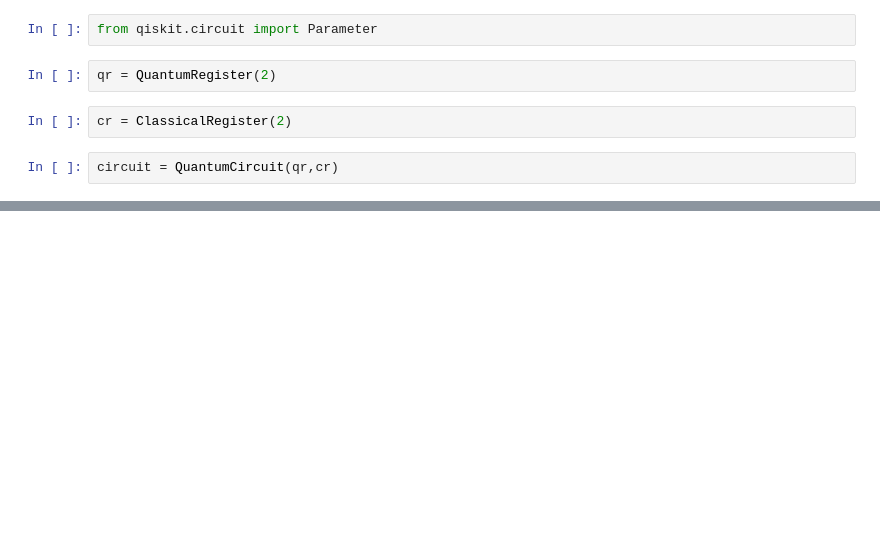
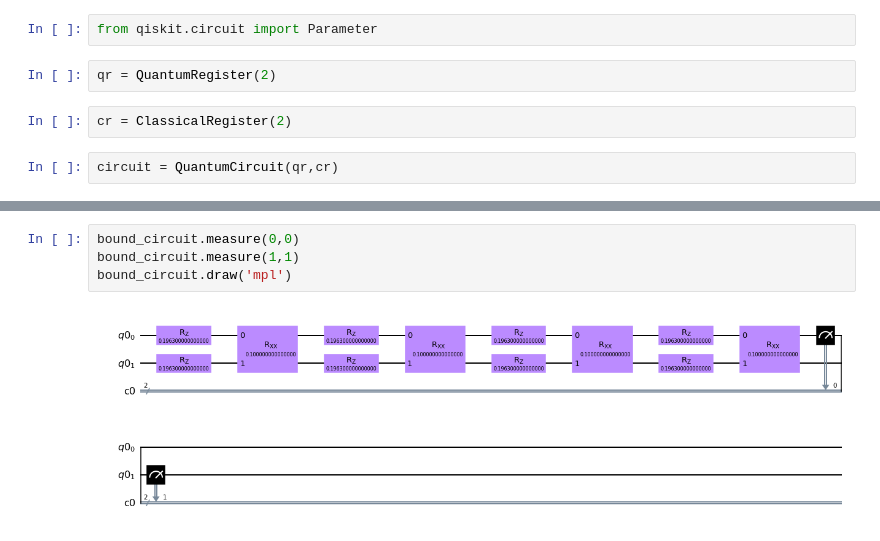
Before and after one commit to Q-ComputingChile/trotter-suzuki, a Jupyter notebook: Quantum.ipynb, the cells around one changed output, grey strips where cells are left out. Saved outputs shown, nothing was run; the diff lists cells and outputs as text; blank space fills up the shorter version.

```diff
--- a/Quantum.ipynb
+++ b/Quantum.ipynb
@@ -49,0 +56,6 @@ CircuitError: 'Cannot bind parameters (theta, phi) not present in the circuit.'
+# %%
+bound_circuit.measure(0,0)
+bound_circuit.measure(1,1)
+bound_circuit.draw('mpl')
+# %% [output]
+[figure, added]
```
Also changed, not shown: parts of 16 cells of this notebook.
